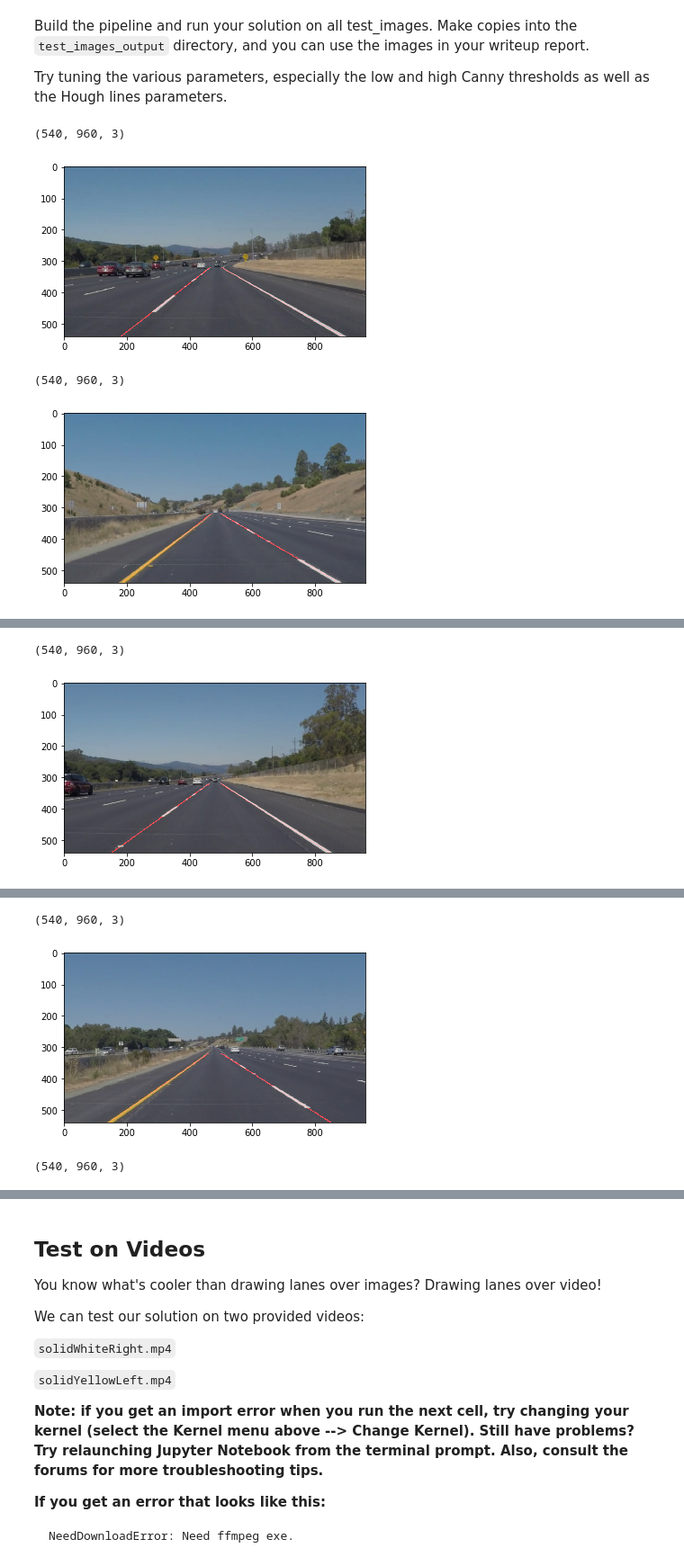
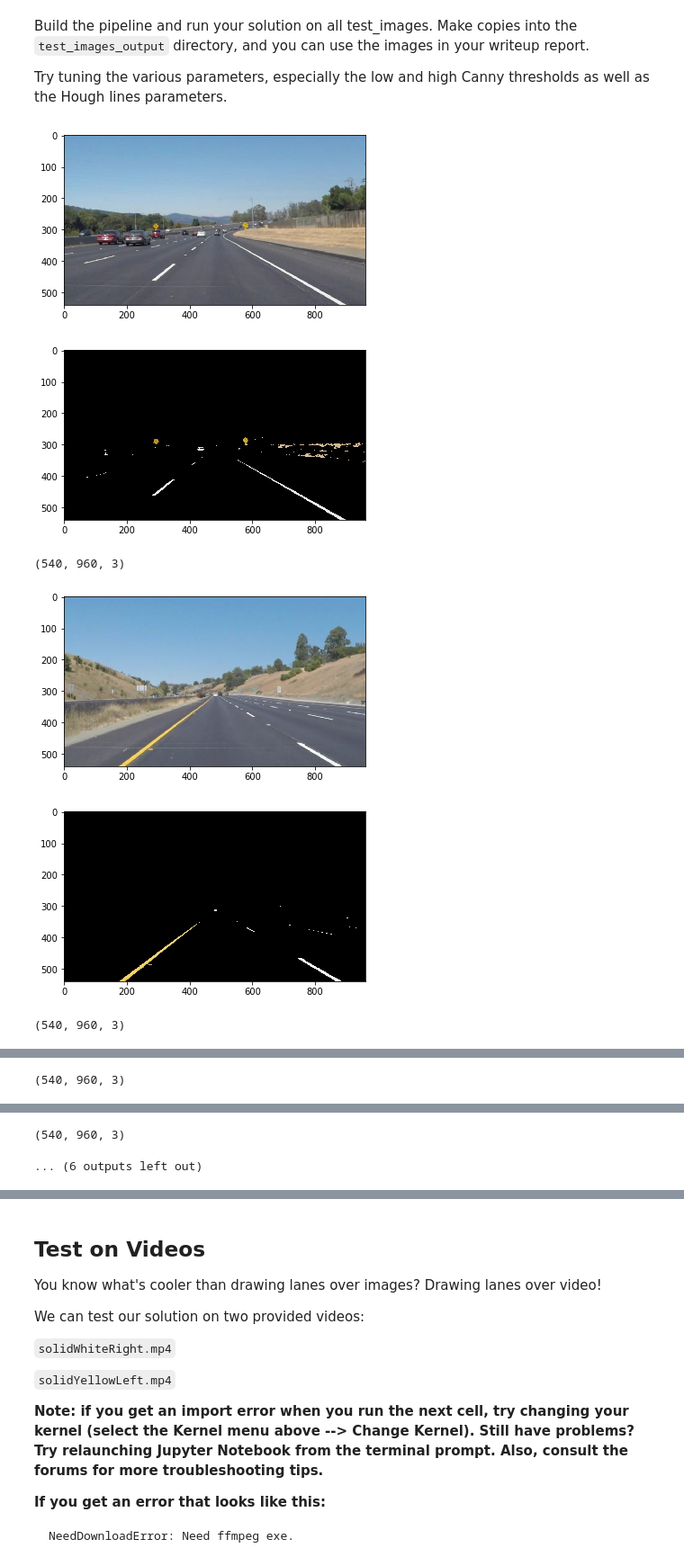
Before and after one commit to sebkaster/CarND-LaneLines-P1, a Jupyter notebook: P1.ipynb, the cells around one changed output, grey strips where cells are left out. Shown at 90% size. Saved outputs shown, nothing was run; the diff lists cells and outputs as text; code cells hidden in the pictures.

Commit message:
extract yellow and white color in RGB and HLS

```diff
--- a/P1.ipynb
+++ b/P1.ipynb
@@ -80,6 +80,31 @@ This image is: <class 'numpy.ndarray'> with dimensions: (540, 960, 3)
 Below are some helper functions to help get you started. They should look familiar from the lesson!
 # %%
 import math
+
+def extract_white_yellow_rgb(img):
+    # white color mask
+    lower = np.uint8([200, 200, 200])
+    upper = np.uint8([255, 255, 255])
+    white_mask = cv2.inRange(img, lower, upper)
+    # yellow color mask
+    lower = np.uint8([200, 190,   0])
+    upper = np.uint8([255, 255, 255])
+    yellow_mask = cv2.inRange(img, lower, upper)
+    mask = cv2.bitwise_or(white_mask, yellow_mask)
+    return cv2.bitwise_and(img, img, mask = mask)
+
+def extract_white_yellow_hls(img):
+    converted = cv2.cvtColor(img, cv2.COLOR_RGB2HLS)
+    # white color mask
+    lower = np.uint8([  0, 215,   0])
+    upper = np.uint8([255, 255, 255])
+    white_mask = cv2.inRange(converted, lower, upper)
+    # yellow color mask
+    lower = np.uint8([ 10,   0, 100])
+    upper = np.uint8([ 40, 255, 255])
+    yellow_mask = cv2.inRange(converted, lower, upper)
+    mask = cv2.bitwise_or(white_mask, yellow_mask)
+    return cv2.bitwise_and(img, img, mask = mask)
 
 def grayscale(img):
     """Applies the Grayscale transform
@@ -142,6 +167,9 @@ def draw_lines(img, lines, color=[255, 0, 0], thickness=2):
     If you want to make the lines semi-transparent, think about combining
     this function with the weighted_img() function below
     """
+
+    if lines is None:
+        return
     right_lane_border_x = []
     right_lane_border_y = []
     left_lane_border_x = []
@@ -228,30 +256,37 @@ Try tuning the various parameters, especially the low and high Canny thresholds
 # %%
 # TODO: Build your pipeline that will draw lane lines on the test_images
 # then save them to the test_images_output directory.
 
 for img_file in os.listdir("test_images/"):
     img = mpimg.imread("test_images/" + img_file)
-    gray_img = grayscale(img)
+    plt.imshow(img)
+
+    plt.show()
+    masked = extract_white_yellow_hls(img)
+    plt.imshow(masked)
+
+    plt.show()
+    gray_img = grayscale(masked)
     blur_gray_img = gaussian_blur(gray_img, 3)
     edges = canny(blur_gray_img, 170, 220)
 
     shape_img = img.shape
     print(shape_img)
     vertices = np.array([[
         (0,shape_img[0]),
         ((9*shape_img[1])/20, (3*shape_img[0])/5),
         ((11*shape_img[1])/20, (3*shape_img[0])/5),
         (shape_img[1],shape_img[0])
     ]], dtype=np.int32)
 
     roi_img = region_of_interest(edges, vertices)
 
     line_img = hough_lines(roi_img, 2, np.pi/180, 45, 80, 100)
     w_img = weighted_img(line_img, img)
-    plt.imshow(w_img)
-    plt.show()
 # %% [output]
+[figure, new version]
+[figure, new version]
 (540, 960, 3)
-[figure, old version]
+[figure, new version]
+[figure, new version]
 (540, 960, 3)
-[figure, old version]
@@ -258,2 +295 @@ for img_file in os.listdir("test_images/"):
 (540, 960, 3)
-[figure, old version]
@@ -260,3 +298,2 @@ for img_file in os.listdir("test_images/"):
 (540, 960, 3)
-[figure, old version]
-(540, 960, 3)
+... (6 outputs left out)
```
Also changed, not shown: parts of 5 cells of this notebook, 3 other files.
